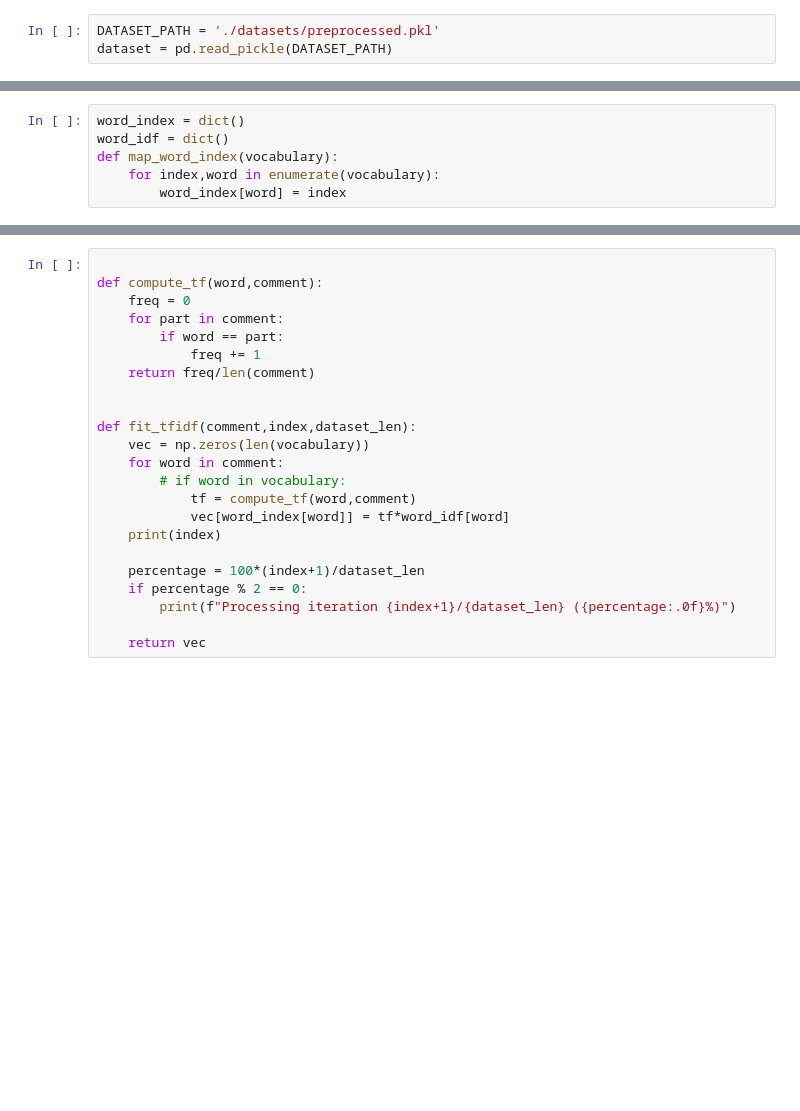
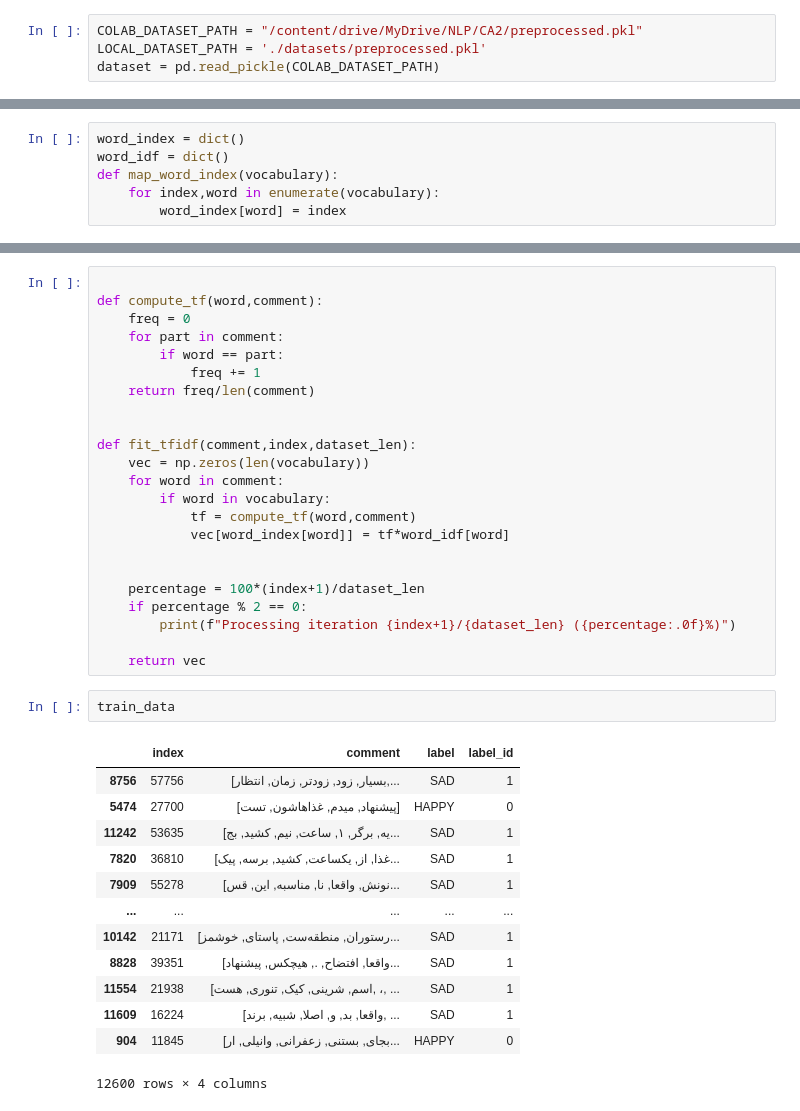
Before and after one commit to VavRe/nlp-ut, a Jupyter notebook: CA2/Q1.ipynb, the cells around one changed output, grey strips where cells are left out. Saved outputs shown, nothing was run; the diff lists cells and outputs as text; blank space fills up the shorter version.

```diff
--- a/CA2/Q1.ipynb
+++ b/CA2/Q1.ipynb
@@ -10,6 +10,7 @@ drive.mount('/content/drive')
 # %%
-DATASET_PATH = './datasets/preprocessed.pkl'
-dataset = pd.read_pickle(DATASET_PATH)
+COLAB_DATASET_PATH = "/content/drive/MyDrive/NLP/CA2/preprocessed.pkl"
+LOCAL_DATASET_PATH = './datasets/preprocessed.pkl'
+dataset = pd.read_pickle(COLAB_DATASET_PATH)
 # %%
 dataset = dataset.sample(frac=1, random_state=4)
 train_data = dataset[:int(len(dataset)*0.9)]
@@ -180,15 +181,31 @@ def compute_tf(word,comment):
 def fit_tfidf(comment,index,dataset_len):
     vec = np.zeros(len(vocabulary))
     for word in comment:
-        # if word in vocabulary:
+        if word in vocabulary:
             tf = compute_tf(word,comment)
             vec[word_index[word]] = tf*word_idf[word]
-    print(index)
+
 
     percentage = 100*(index+1)/dataset_len
     if percentage % 2 == 0:
         print(f"Processing iteration {index+1}/{dataset_len} ({percentage:.0f}%)")
 
     return vec
+# %%
+train_data
+# %% [output]
+|  | index | comment | label | label_id |
+| 8756 | 57756 | [بسیار, زود, زودتر, زمان, انتظار,... | SAD | 1 |
+| 5474 | 27700 | [پیشنهاد, میدم, غذاهاشون, تست] | HAPPY | 0 |
+| 11242 | 53635 | [یه, برگر, ۱, ساعت, نیم, کشید, بج... | SAD | 1 |
+| 7820 | 36810 | [غذا, از, یکساعت, کشید, برسه, پیک... | SAD | 1 |
+| 7909 | 55278 | [نونش, واقعا, نا, مناسبه, این, قس... | SAD | 1 |
+| ... | ... | ... | ... | ... |
+| 10142 | 21171 | [رستوران, منطقه‌ست, پاستای, خوشمز... | SAD | 1 |
+| 8828 | 39351 | [واقعا, افتضاح, ., هیچکس, پیشنهاد... | SAD | 1 |
+| 11554 | 21938 | [اسم, شرینی, کیک, تنوری, هست, ،, ... | SAD | 1 |
+| 11609 | 16224 | [واقعا, بد, و, اصلا, شبیه, برند, ... | SAD | 1 |
+| 904 | 11845 | [بجای, بستنی, زعفرانی, وانیلی, ار... | HAPPY | 0 |
+12600 rows × 4 columns
 # %%
 map_word_index(vocabulary)
```
Also changed, not shown: parts of 9 cells of this notebook.
